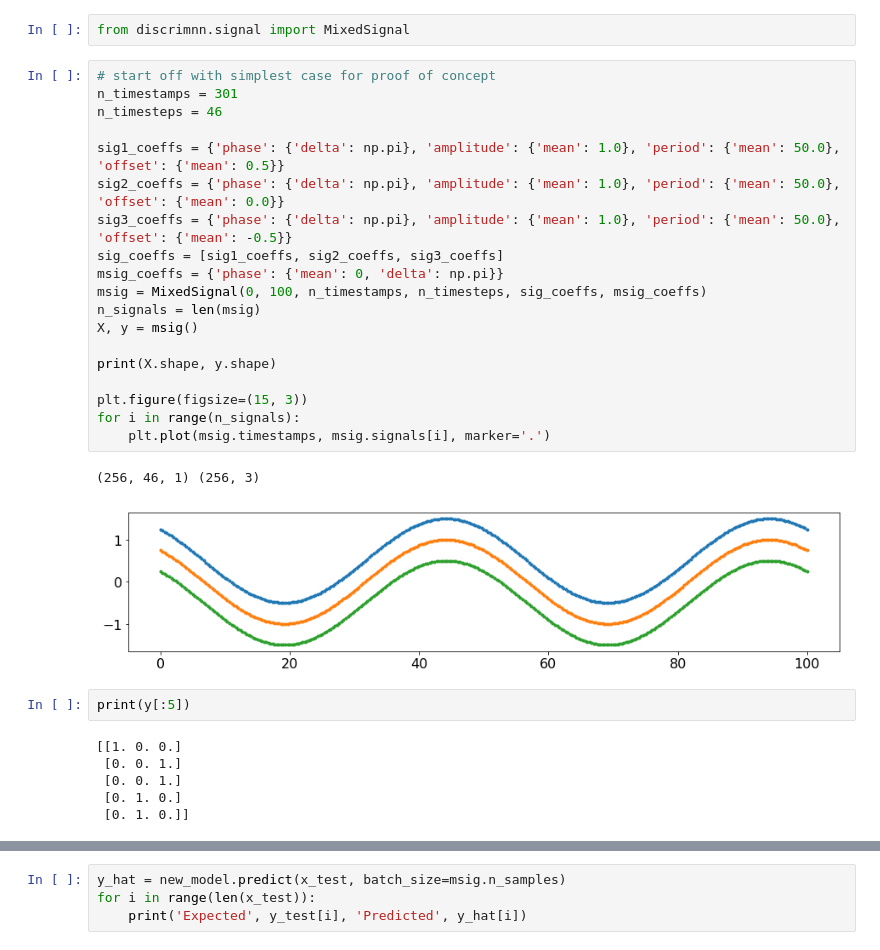
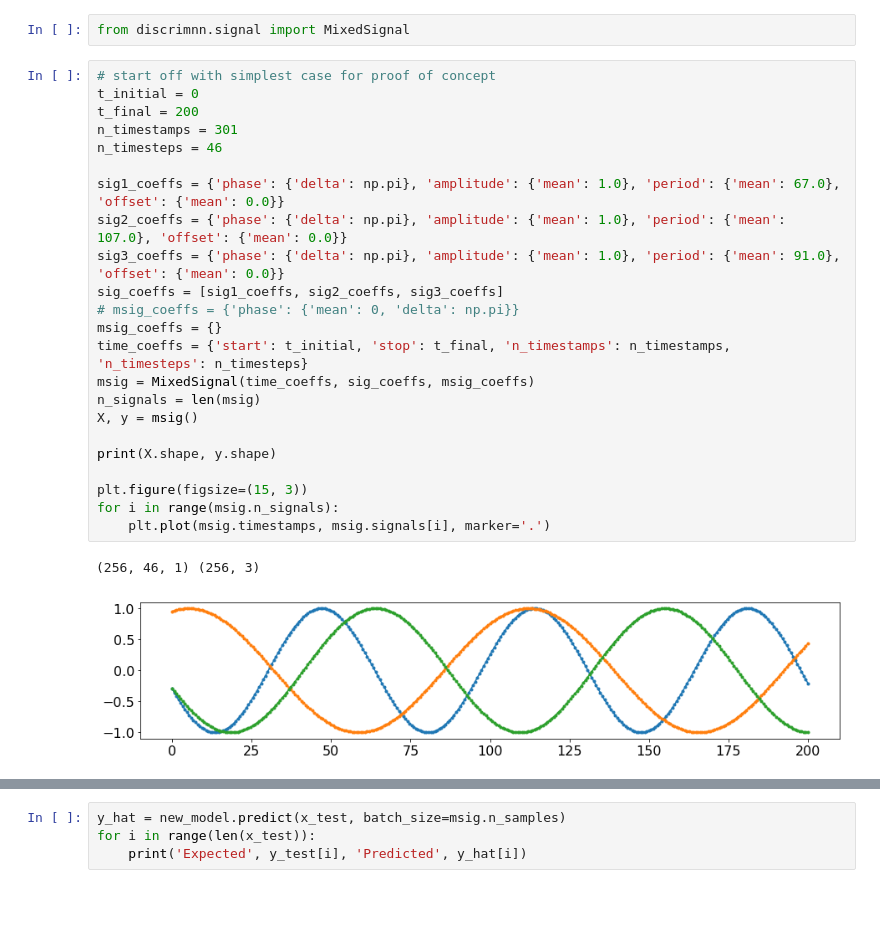
Before and after one commit to WillieMaddox/DiscRimNN, a Jupyter notebook: discrimnn.ipynb, the cells around one changed output, grey strips where cells are left out. Cells and saved outputs as stored; diff of their text form; blank space fills up the shorter version.

```diff
--- a/discrimnn.ipynb
+++ b/discrimnn.ipynb
@@ -63,34 +68,30 @@ where $h$ is the height (vertical offset), $A$ is the amplitude (vertical scale)
 from discrimnn.signal import MixedSignal
 # %%
 # start off with simplest case for proof of concept
+t_initial = 0
+t_final = 200
 n_timestamps = 301
 n_timesteps = 46
 
-sig1_coeffs = {'phase': {'delta': np.pi}, 'amplitude': {'mean': 1.0}, 'period': {'mean': 50.0}, 'offset': {'mean': 0.5}}
-sig2_coeffs = {'phase': {'delta': np.pi}, 'amplitude': {'mean': 1.0}, 'period': {'mean': 50.0}, 'offset': {'mean': 0.0}}
-sig3_coeffs = {'phase': {'delta': np.pi}, 'amplitude': {'mean': 1.0}, 'period': {'mean': 50.0}, 'offset': {'mean': -0.5}}
+sig1_coeffs = {'phase': {'delta': np.pi}, 'amplitude': {'mean': 1.0}, 'period': {'mean': 67.0}, 'offset': {'mean': 0.0}}
+sig2_coeffs = {'phase': {'delta': np.pi}, 'amplitude': {'mean': 1.0}, 'period': {'mean': 107.0}, 'offset': {'mean': 0.0}}
+sig3_coeffs = {'phase': {'delta': np.pi}, 'amplitude': {'mean': 1.0}, 'period': {'mean': 91.0}, 'offset': {'mean': 0.0}}
 sig_coeffs = [sig1_coeffs, sig2_coeffs, sig3_coeffs]
-msig_coeffs = {'phase': {'mean': 0, 'delta': np.pi}}
-msig = MixedSignal(0, 100, n_timestamps, n_timesteps, sig_coeffs, msig_coeffs)
+# msig_coeffs = {'phase': {'mean': 0, 'delta': np.pi}}
+msig_coeffs = {}
+time_coeffs = {'start': t_initial, 'stop': t_final, 'n_timestamps': n_timestamps, 'n_timesteps': n_timesteps}
+msig = MixedSignal(time_coeffs, sig_coeffs, msig_coeffs)
 n_signals = len(msig)
 X, y = msig()
 
 print(X.shape, y.shape)
 
 plt.figure(figsize=(15, 3))
-for i in range(n_signals):
+for i in range(msig.n_signals):
     plt.plot(msig.timestamps, msig.signals[i], marker='.')
 # %% [output]
 (256, 46, 1) (256, 3)
-[figure, old version]
+[figure, new version]
-# %%
-print(y[:5])
-# %% [output]
-[[1. 0. 0.]
- [0. 0. 1.]
- [0. 0. 1.]
- [0. 1. 0.]
- [0. 1. 0.]]
 # %%
 def highlight_column_matches(data, column='', color='yellow'):
     '''
```
Also changed, not shown: parts of 10 cells of this notebook, 1 other file.
